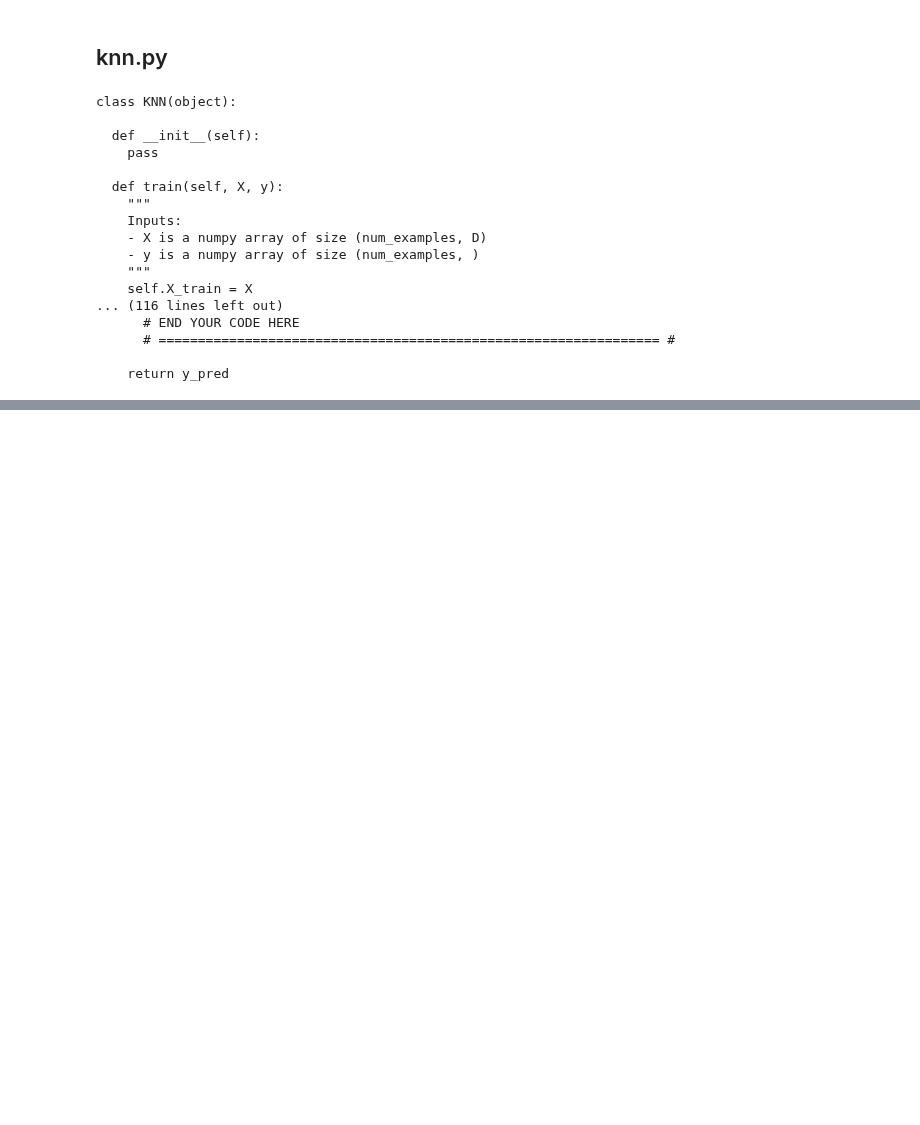
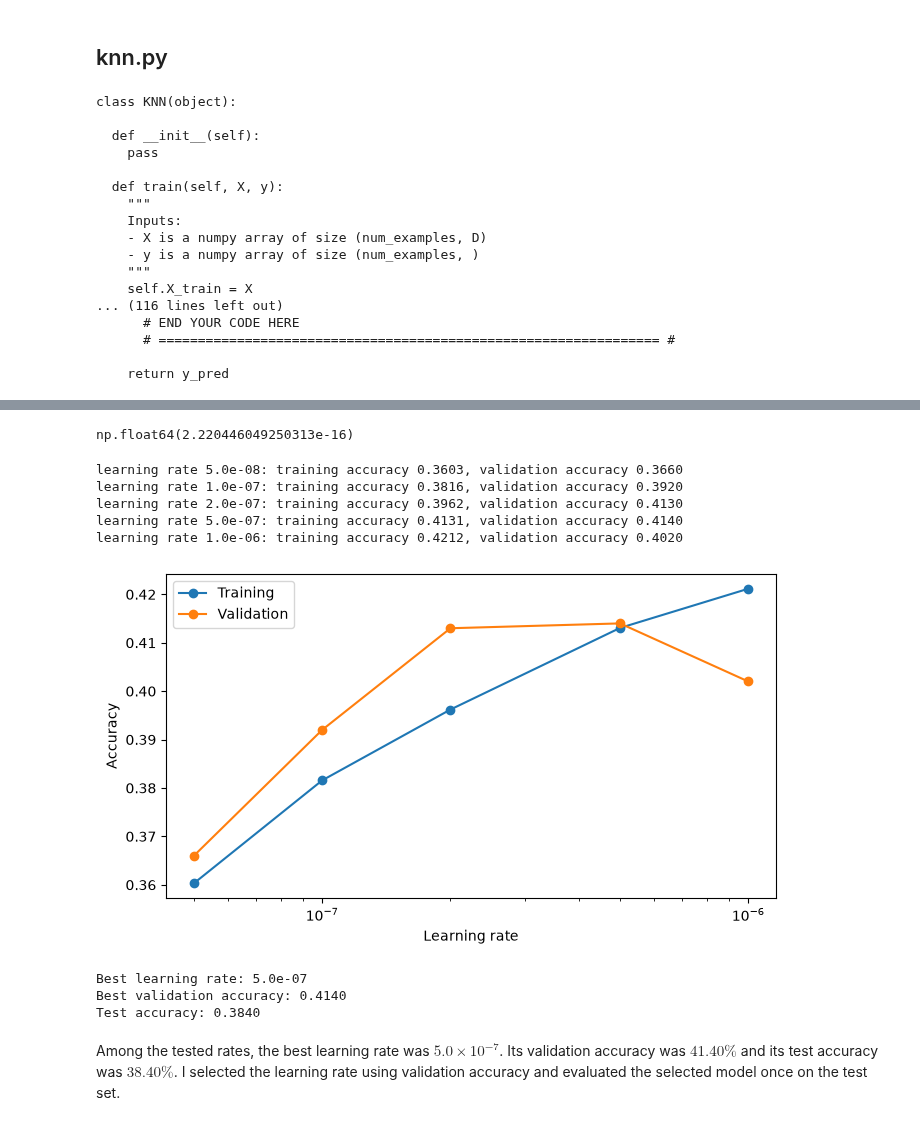
Before and after one commit to LepingWan/ECE247A, a Jupyter notebook: HW2.ipynb, the cells around one changed output, grey strips where cells are left out. Drawn from its saved outputs; the diff is of its cells as text; code cells hidden in the pictures; blank space fills up the shorter version.

```diff
--- a/HW2.ipynb
+++ b/HW2.ipynb
@@ -431,0 +944,54 @@ class KNN(object):
+# %%
+np.finfo(float).eps
+# %% [output]
+np.float64(2.220446049250313e-16)
+# %%
+learning_rates = [5e-8, 1e-7, 2e-7, 5e-7, 1e-6]
+results = {}
+best_val = -1
+best_softmax = None
+best_learning_rate = None
+
+for learning_rate in learning_rates:
+    # Use the same initialization and batch sequence for each learning rate.
+    np.random.seed(1)
+    model = Softmax(dims=[num_classes, num_features])
+    np.random.seed(1)
+    history = model.train(X_train, y_train, learning_rate=learning_rate,
+                          num_iters=1500, batch_size=200)
+    train_acc = np.mean(model.predict(X_train) == y_train)
+    val_acc = np.mean(model.predict(X_val) == y_val)
+    results[learning_rate] = (train_acc, val_acc)
+    print('learning rate %.1e: training accuracy %.4f, validation accuracy %.4f'
+          % (learning_rate, train_acc, val_acc))
+    if val_acc > best_val:
+        best_val = val_acc
+        best_softmax = model
+        best_learning_rate = learning_rate
+
+plt.figure(figsize=(7, 4))
+plt.semilogx(learning_rates, [results[lr][0] for lr in learning_rates], 'o-', label='Training')
+plt.semilogx(learning_rates, [results[lr][1] for lr in learning_rates], 'o-', label='Validation')
+plt.xlabel('Learning rate')
+plt.ylabel('Accuracy')
+plt.legend()
+plt.tight_layout()
+plt.show()
+
+# Evaluate the test set only after selecting the learning rate on validation data.
+softmax_test_accuracy = np.mean(best_softmax.predict(X_test) == y_test)
+print('Best learning rate: %.1e' % best_learning_rate)
+print('Best validation accuracy: %.4f' % best_val)
+print('Test accuracy: %.4f' % softmax_test_accuracy)
+# %% [output]
+learning rate 5.0e-08: training accuracy 0.3603, validation accuracy 0.3660
+learning rate 1.0e-07: training accuracy 0.3816, validation accuracy 0.3920
+learning rate 2.0e-07: training accuracy 0.3962, validation accuracy 0.4130
+learning rate 5.0e-07: training accuracy 0.4131, validation accuracy 0.4140
+learning rate 1.0e-06: training accuracy 0.4212, validation accuracy 0.4020
+[figure, added]
+Best learning rate: 5.0e-07
+Best validation accuracy: 0.4140
+Test accuracy: 0.3840
+# %% [markdown]
+Among the tested rates, the best learning rate was $5.0\times10^{-7}$. Its validation accuracy was $41.40\%$ and its test accuracy was $38.40\%$. I selected the learning rate using validation accuracy and evaluated the selected model once on the test set.
```
Also changed, not shown: parts of 29 cells of this notebook, 1 other file.
